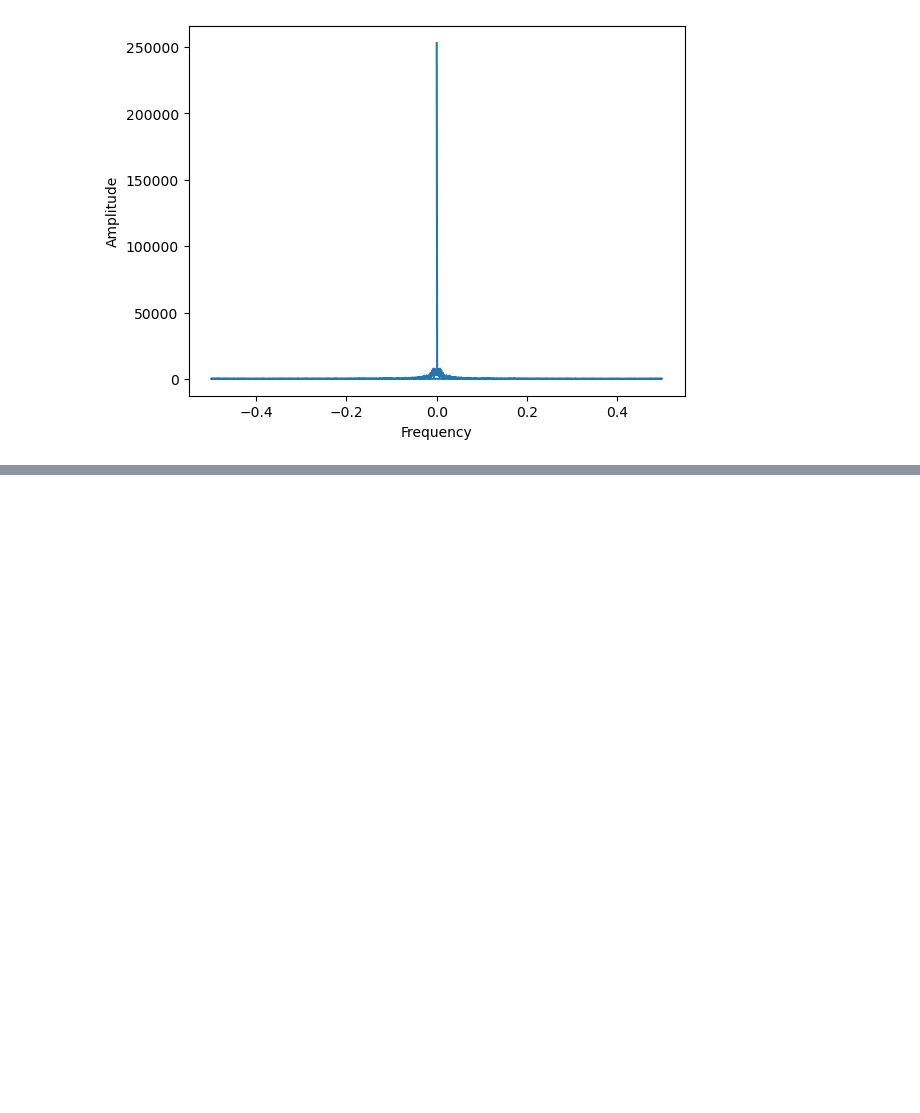
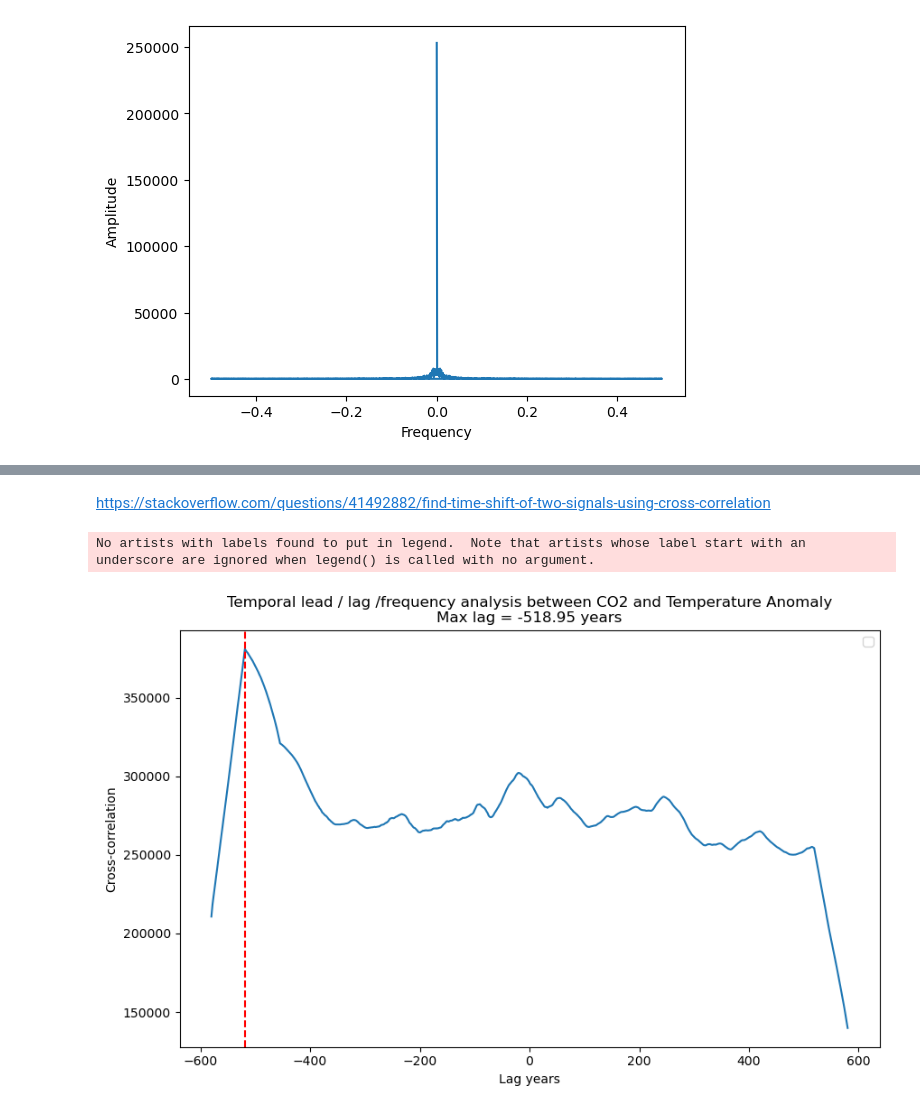
Before and after one commit to dectan/Programming-for-Data-Analysis-Project-2, a Jupyter notebook: test3.ipynb, the cells around one changed output, grey strips where cells are left out. Drawn from its saved outputs; the diff is of its cells as text; code cells hidden in the pictures; blank space fills up the shorter version.

Commit message:
lead / lag code added

```diff
--- a/test3.ipynb
+++ b/test3.ipynb
@@ -924,0 +1015,30 @@ plt.show()
+# %% [markdown]
+https://stackoverflow.com/questions/41492882/find-time-shift-of-two-signals-using-cross-correlation
+# %%
+ts1=co2_nature_mauna_loa['CO2 (ppmv)']
+ts2=temp_noaa2['Temperature']
+ts3=methane_noaa['CH4_mean']
+ts4=yearly_averages
+ts6=irish_temp['Annual']
+# %%
+
+from scipy import signal
+corr = signal.correlate(ts1,ts6,mode='same')
+
+n = len(corr)
+lags = np.linspace(-n/2, n/2, n)
+
+# Find the lag that corresponds to the maximum cross-correlation
+max_lag = lags[np.argmax(corr)]
+# %%
+plt.figure(figsize=(10, 6))
+plt.plot(lags, corr)
+plt.axvline(max_lag, color='red', linestyle='--')
+plt.xlabel('Lag years')
+plt.ylabel('Cross-correlation')
+plt.title(f'Temporal lead / lag /frequency analysis between CO2 and Temperature Anomaly\nMax lag = {max_lag:.2f} years')
+plt.legend()
+plt.show()
+# %% [output]
+No artists with labels found to put in legend.  Note that artists whose label start with an underscore are ignored when legend() is called with no argument.
+[figure, added]
```
Also changed, not shown: parts of 9 cells of this notebook.
